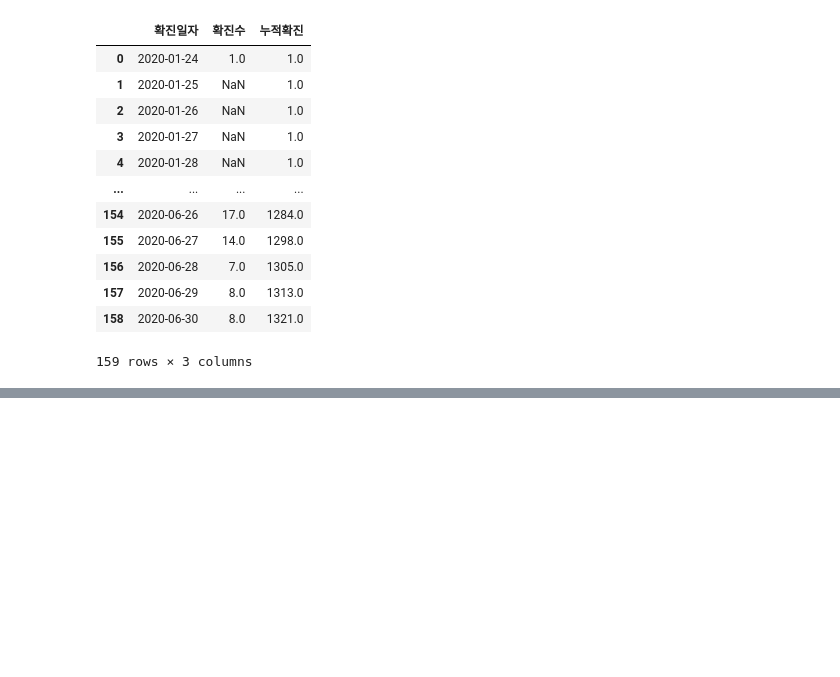
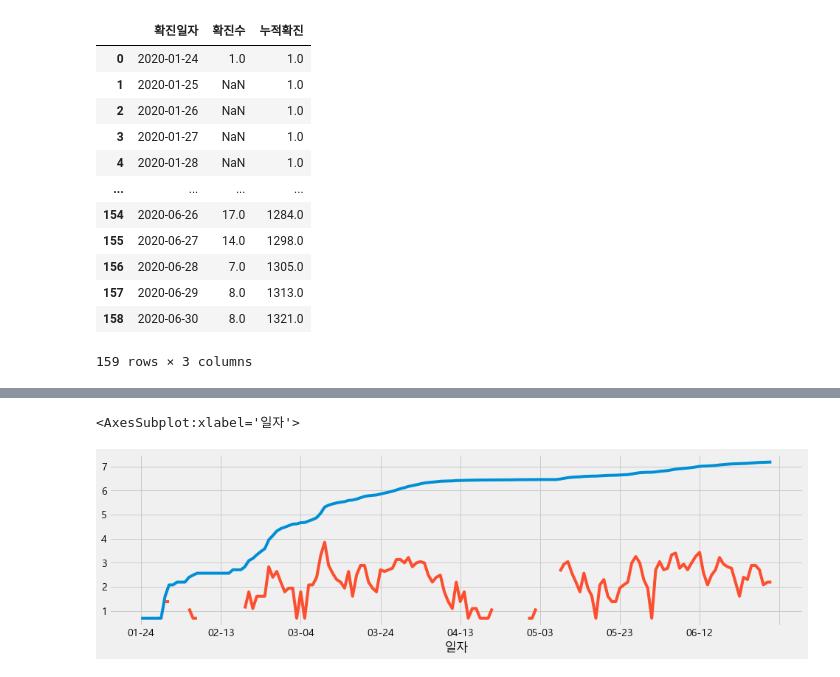
Before and after one commit to SanghunYun95/pandas_cheet_sheet, a Jupyter notebook: seoul_covid19_1.ipynb, the cells around one changed output, grey strips where cells are left out. Cells and saved outputs as stored; diff of their text form; code cells hidden in the pictures; blank space fills up the shorter version.

```diff
--- a/seoul_covid19_1.ipynb
+++ b/seoul_covid19_1.ipynb
@@ -250,0 +294,8 @@ all_day
+# %%
+# 로그스케일
+# log는 1이하에서 -무한에 수렴할 수 있어서 이를 방지하고자 +1
+np.log(cum_day['누적확진'] + 1).plot(figsize=(15,4))
+np.log(cum_day['확진수'] + 1).plot()
+# %% [output]
+<AxesSubplot:xlabel='일자'>
+[figure, added]
```
Also changed, not shown: parts of 4 cells of this notebook.
